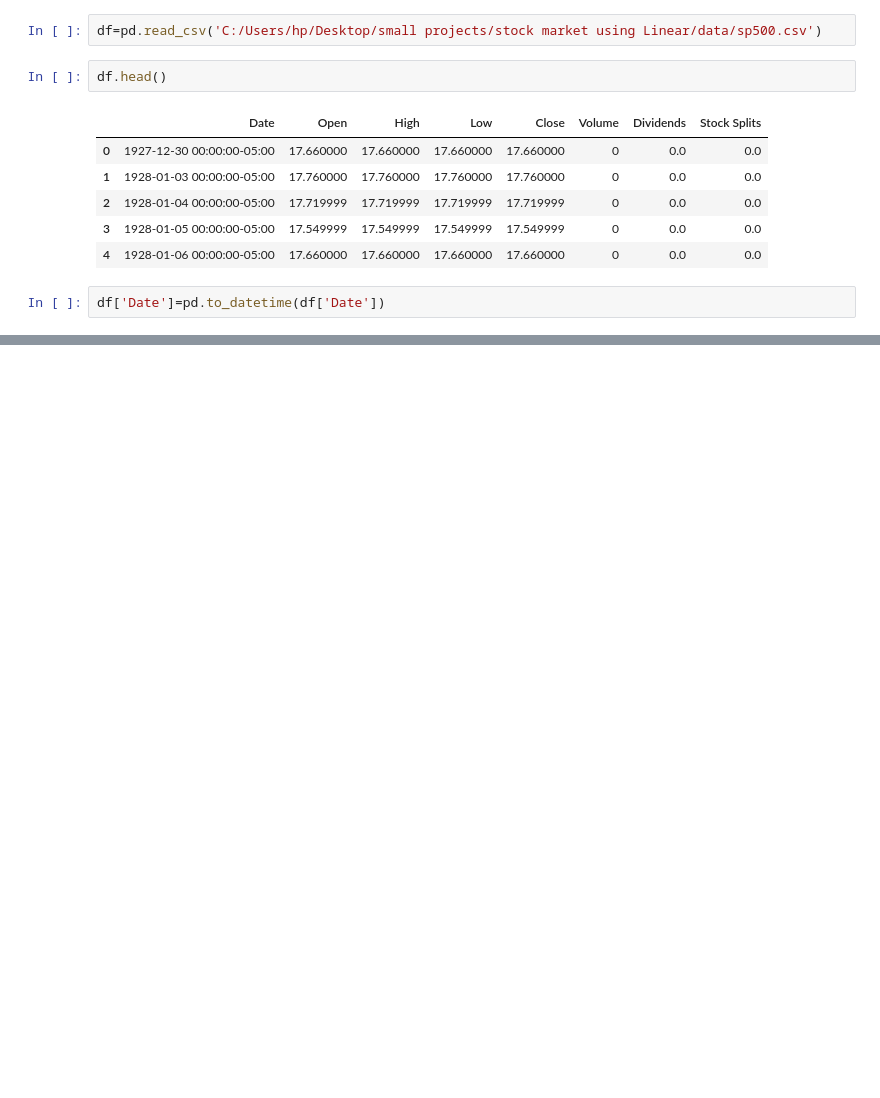
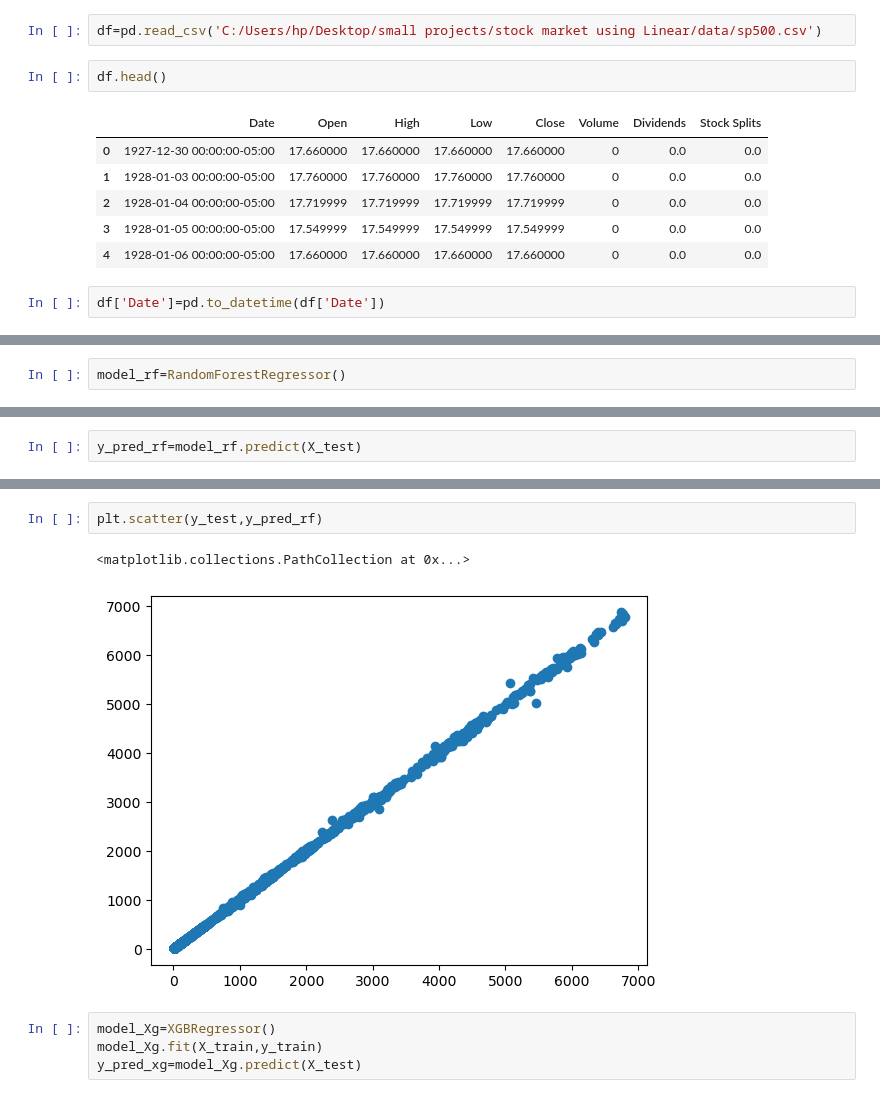
Before and after one commit to GURU2379108/ML_projects, a Jupyter notebook: stock market using Linear/Model_1.ipynb, the cells around one changed output, grey strips where cells are left out. Cells and saved outputs as stored; diff of their text form; blank space fills up the shorter version.

```diff
--- a/stock market using Linear/Model_1.ipynb
+++ b/stock market using Linear/Model_1.ipynb
@@ -102,0 +110,2 @@ Text(0, 0.5, 'Predicted Prices')
+# %%
+model_rf=RandomForestRegressor()
@@ -102,0 +116,2 @@ Text(0, 0.5, 'Predicted Prices')
+# %%
+y_pred_rf=model_rf.predict(X_test)
@@ -102,0 +130,9 @@ Text(0, 0.5, 'Predicted Prices')
+# %%
+plt.scatter(y_test,y_pred_rf)
+# %% [output]
+<matplotlib.collections.PathCollection at 0x...>
+[figure, added]
+# %%
+model_Xg=XGBRegressor()
+model_Xg.fit(X_train,y_train)
+y_pred_xg=model_Xg.predict(X_test)
```
Also changed, not shown: parts of 38 cells of this notebook, 2 other files.
